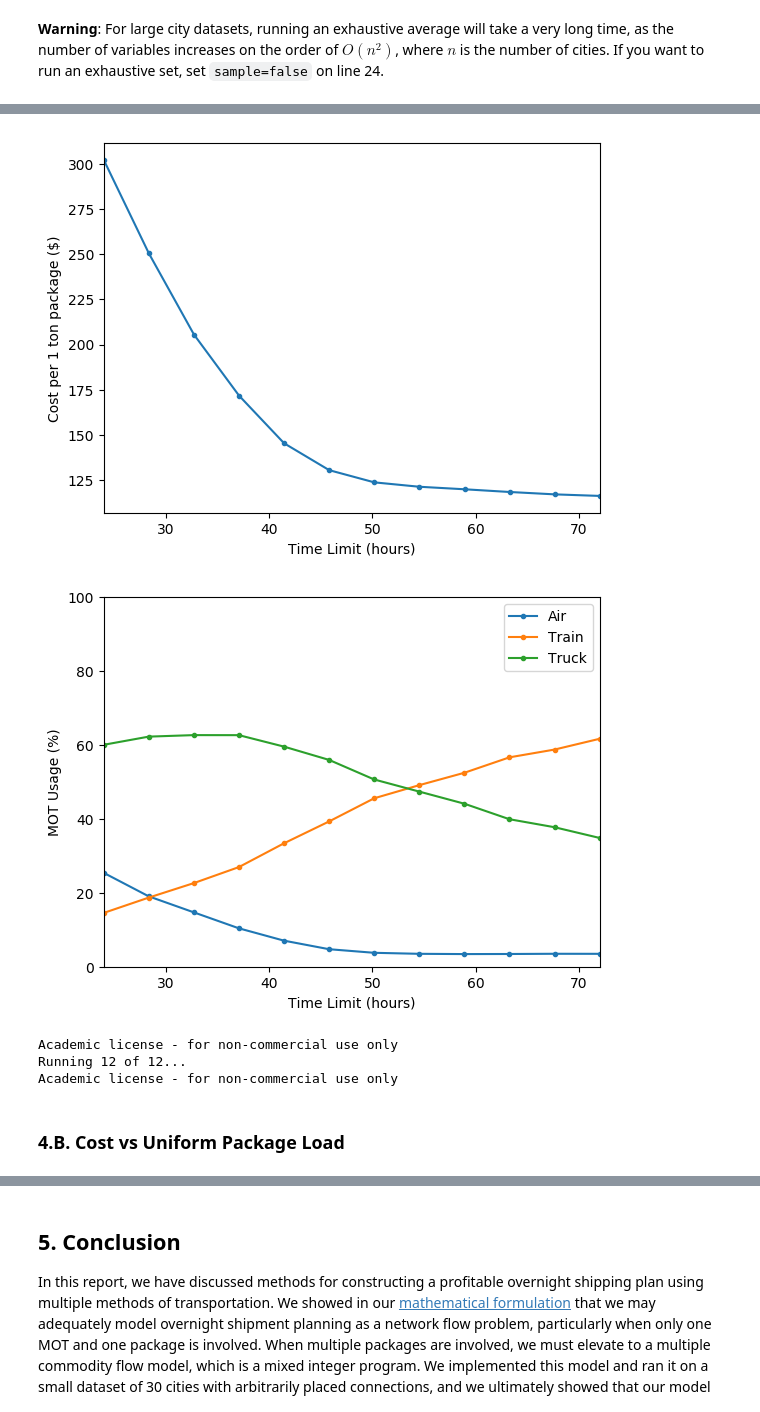
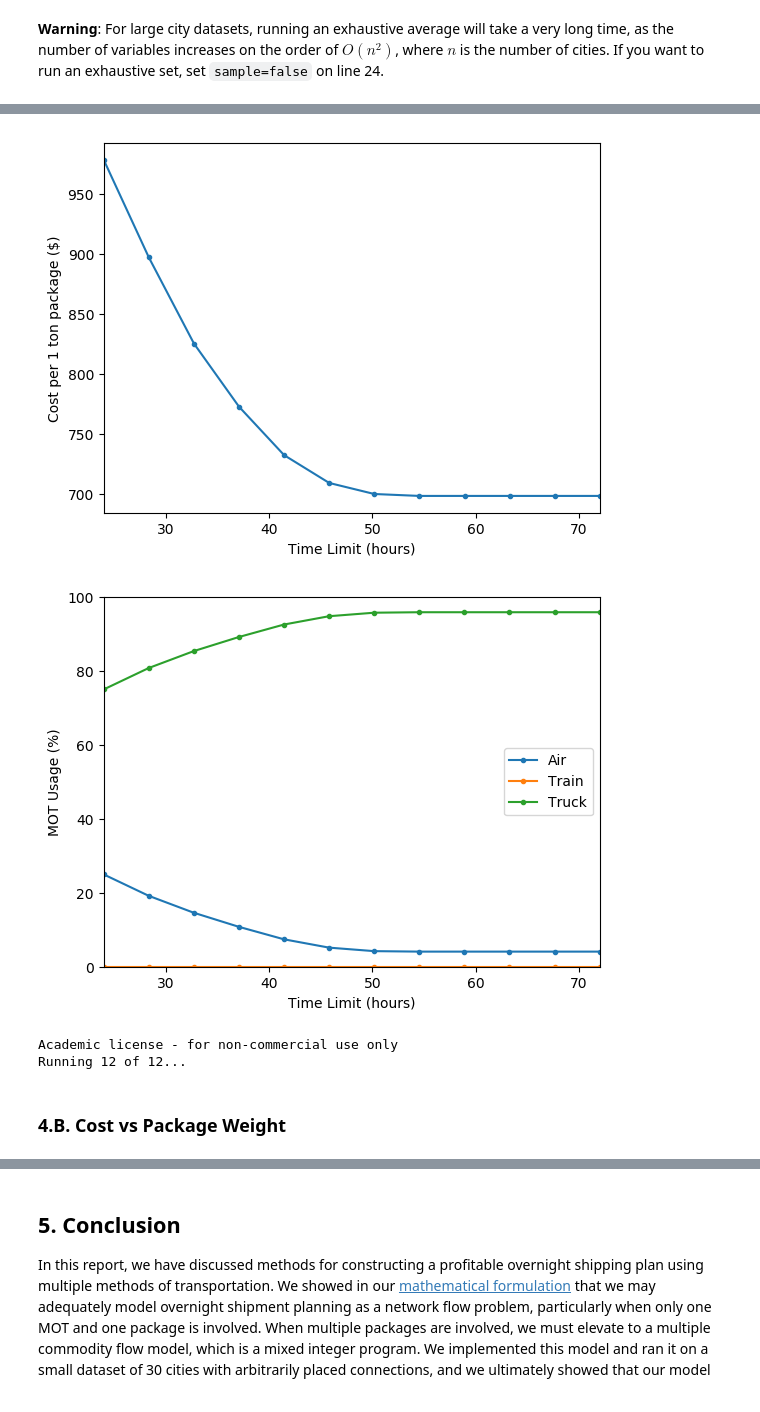
Before and after one commit to evandez/overnight-shipping, a Jupyter notebook: report.ipynb, the cells around one changed output, grey strips where cells are left out. Drawn from its saved outputs; the diff is of its cells as text; code cells hidden in the pictures.

Commit message:
Add remaining graphs and info.

```diff
--- a/report.ipynb
+++ b/report.ipynb
@@ -479,10 +496,10 @@ function run_spmm(mot_distances, start_city, end_city, cities, fixed_costs, time
     return getvalue(spmm), getvalue(total_time), getobjectivevalue(m)
 end
 
-
+mot_crew_pay = [0.3, 0.5, 0.27] # air, train, truck crew pay per mile
 mpg = [10.5, 413, 110] # air, train, truck ton-miles per gal
 fuel = [2.13, 3.1, 3.1] # air, train, truck $/gal. Pulled from EIA
-fixed_costs = fuel ./ mpg # air, train, truck $/mi based on fuel usage only
+fixed_costs = (fuel ./ mpg) + mot_crew_pay # air, train, truck $/mi based on fuel usage only
 speed = [550, 50, 75] # air, train, truck average mph
 
 start_city = "Anchorage"
@@ -685,12 +703,14 @@ end
 pkgs = [
     ["Anchorage", "Chicago"],
     ["Honolulu", "New York City"],
-    ["Los Angeles", "Washington DC"]
+    ["Los Angeles", "Washington DC"],
+    ["San Antonio", "New York City"]
 ]
 
+mot_crew_pay = [0.3, 0.5, 0.27] # air, train, truck crew pay per mile
 mpg = [10.5, 413, 110] # air, train, truck ton-miles per gal
 fuel = [2.13, 3.1, 3.1] # air, train, truck $/gal. Pulled from EIA
-fixed_costs = fuel ./ mpg # air, train, truck $/mi based on fuel usage only
+fixed_costs = (fuel ./ mpg) + mot_crew_pay # air, train, truck $/mi based on fuel usage only
 speed = [550, 50, 75] # air, train, truck average mph
 
 mpmm, pkg_times, pkg_costs = run_mpmm(mot_distances, pkgs, cities,
@@ -720,7 +741,7 @@ run an exhaustive set, set `sample=false` on line 24.
 Gets the average cost of MPMM given the time limit, average speeds, and sorting times.
 Returns the average cost, % air use, % train use, and % truck use.
 """
-function get_mpmm_metrics(cities, mot_distances, time_limit, speed, sorting_time, sample=100)
+function get_mpmm_metrics(cities, mot_distances, time_limit, fixed_costs, speed, sorting_time, sample=100)
     # creates a list of
     pkgs = [[cities[i], cities[j]] for i in 1:length(cities) for j in i+1:length(cities)]
 
@@ -740,9 +761,10 @@ function get_mpmm_metrics(cities, mot_distances, time_limit, speed, sorting_time
     return mean(cost), pct_airplanes, pct_trains, pct_trucks
 end
 
+mot_crew_pay = [0.3, 1, 0.27] # air, train, truck crew pay per mile
 mpg = [10.5, 413, 110] # air, train, truck ton-miles per gal
 fuel = [2.13, 3.1, 3.1] # air, train, truck $/gal. Pulled from EIA
-fixed_costs = fuel ./ mpg # air, train, truck $/mi based on fuel usage only
+fixed_costs = (fuel ./ mpg) + mot_crew_pay # air, train, truck $/mi based on fuel usage only
 speed = [550, 50, 75] # air, train, truck average mph
 
 time_limits = linspace(24, 72, 12)
@@ -754,7 +776,7 @@ truck_use = zeros(size(time_limits))
 for (i, time_limit) in enumerate(IndexStyle(time_limits), time_limits)
     println("Running ", i, " of ", length(time_limits), "...")
     avg_costs[i], air_use[i], train_use[i], truck_use[i] =
-        get_mpmm_metrics(cities, mot_distances, time_limit, speed, SORTING_TIME, 100)
+        get_mpmm_metrics(cities, mot_distances, time_limit, fixed_costs, speed, SORTING_TIME, 100)
 end
 
 # plot cost vs time limit
@@ -762,37 +784,36 @@ plot(time_limits, avg_costs, marker=".")
 xlim((minimum(time_limits), maximum(time_limits)))
 xlabel("Time Limit (hours)")
 ylabel("Cost per 1 ton package (\$)");
 
 # plot MOT usage % vs time limit
 figure()
 plot(time_limits, hcat(air_use, train_use, truck_use), marker=".")
 xlim((minimum(time_limits), maximum(time_limits)))
 ylim((0, 100))
 xlabel("Time Limit (hours)")
 ylabel("MOT Usage (%)")
 legend(("Air", "Train", "Truck"));
 # %% [output]
 Running 1 of 12...
 Academic license - for non-commercial use only
 Running 2 of 12...
 Academic license - for non-commercial use only
 Running 3 of 12...
 Academic license - for non-commercial use only
 Running 4 of 12...
 Academic license - for non-commercial use only
 Running 5 of 12...
 Academic license - for non-commercial use only
 Running 6 of 12...
 Academic license - for non-commercial use only
 ... (5 lines left out)
 Academic license - for non-commercial use only
 Running 10 of 12...
 Academic license - for non-commercial use only
 Running 11 of 12...
-[figure, old version]
+[figure, new version]
-[figure, old version]
+[figure, new version]
 Academic license - for non-commercial use only
 Running 12 of 12...
-Academic license - for non-commercial use only
 # %% [markdown]
-### 4.B. Cost vs Uniform Package Load
+### 4.B. Cost vs Package Weight
```
Also changed, not shown: parts of 5 cells of this notebook.
